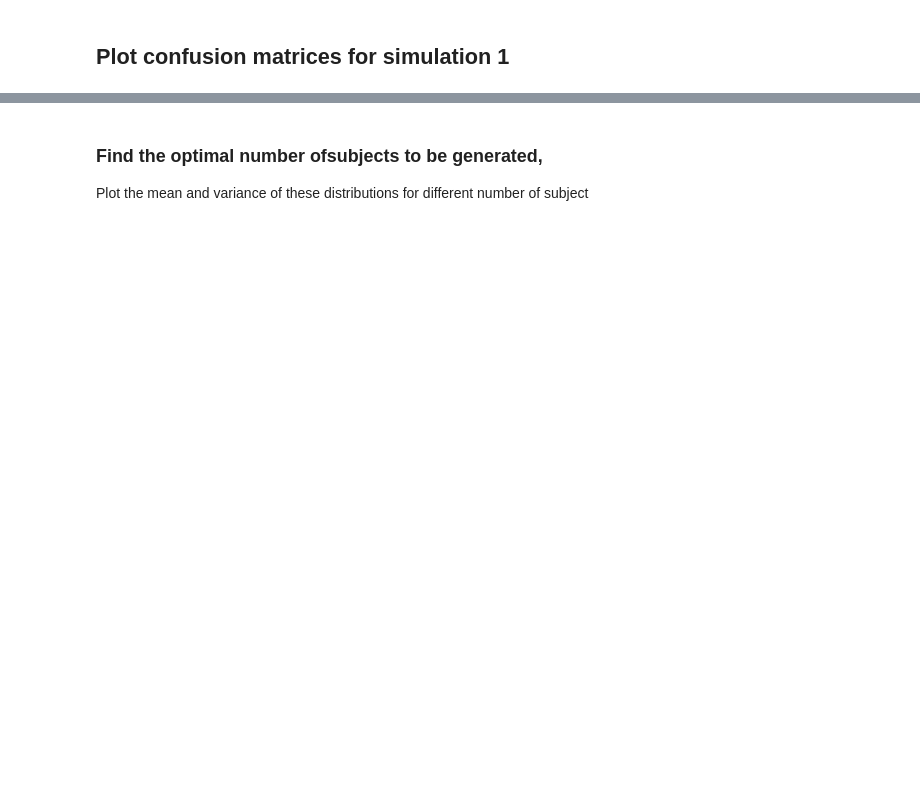
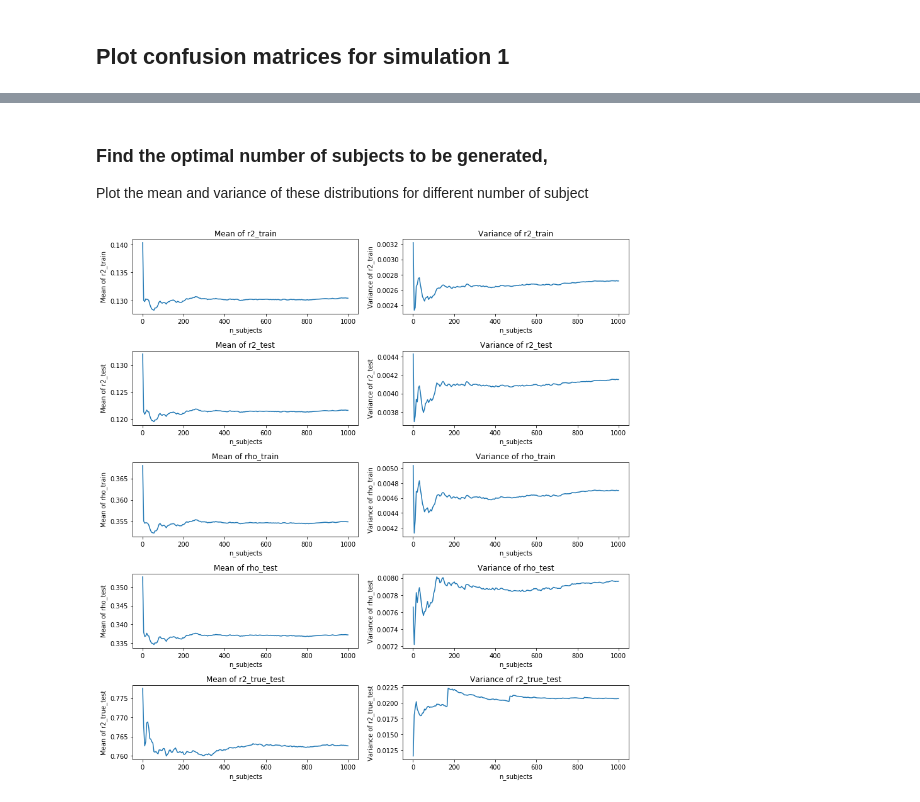
Before and after one commit to sebastiendemortain/neural-coding-of-probabilities, a Jupyter notebook: simulation2_results.ipynb, the cells around one changed output, grey strips where cells are left out. Saved outputs shown, nothing was run; the diff lists cells and outputs as text; code cells hidden in the pictures; blank space fills up the shorter version.

```diff
--- a/simulation2_results.ipynb
+++ b/simulation2_results.ipynb
@@ -159,8 +157,7 @@ TypeError: 'NoneType' object is not iterable
 # %%
 # Just for now
-n_subjects = 2
+n_subjects = 1000
 n_sessions = 4
-n_N = len(N_array)
 n_schemes = 5
 # %%
 # Create X
@@ -1203,5 +1239,5 @@ plt.show()
 # %% [markdown]
-### Find the optimal number ofsubjects to be generated,
+### Find the optimal number of subjects to be generated,
 
 Plot the mean and variance of these distributions for different number of subject
 # %%
@@ -1226,32 +1262,35 @@ subject_rho_test_var = np.zeros((n_schemes, n_schemes, len(n_subjects_array)))
 
 for k_n_subjects, n_subjects in enumerate(n_subjects_array):
     for k_fit_scheme, k_true_scheme in itertools.product(range(n_schemes), range(n_schemes)):
-        subject_r2_train_mean[k_fit_scheme, k_true_scheme, :] = \
+        subject_r2_train_mean[k_fit_scheme, k_true_scheme, k_n_subjects] = \
             np.mean(r2_train[k_fit_scheme, k_true_scheme, :, :n_subjects, :].flatten())
-        subject_r2_train_var[k_fit_scheme, k_true_scheme, :] = \
+        subject_r2_train_var[k_fit_scheme, k_true_scheme, k_n_subjects] = \
             np.var(r2_train[k_fit_scheme, k_true_scheme, :, :n_subjects, :].flatten())
 
-        subject_r2_test_mean[k_fit_scheme, k_true_scheme, :] = \
+        subject_r2_test_mean[k_fit_scheme, k_true_scheme, k_n_subjects] = \
             np.mean(r2_test[k_fit_scheme, k_true_scheme, :, :n_subjects, :].flatten())
-        subject_r2_test_var[k_fit_scheme, k_true_scheme, :] = \
+        subject_r2_test_var[k_fit_scheme, k_true_scheme, k_n_subjects] = \
             np.var(r2_test[k_fit_scheme, k_true_scheme, :, :n_subjects, :].flatten())
 
-        subject_r2_true_test_mean[k_fit_scheme, k_true_scheme, :] = \
+        subject_r2_true_test_mean[k_fit_scheme, k_true_scheme, k_n_subjects] = \
             np.mean(r2_true_test[k_fit_scheme, k_true_scheme, :, :n_subjects, :].flatten())
-        subject_r2_true_test_var[k_fit_scheme, k_true_scheme, :] = \
+        subject_r2_true_test_var[k_fit_scheme, k_true_scheme, k_n_subjects] = \
             np.var(r2_true_test[k_fit_scheme, k_true_scheme, :, :n_subjects, :].flatten())
 
-        subject_rho_train_mean[k_fit_scheme, k_true_scheme, :] = \
+        subject_rho_train_mean[k_fit_scheme, k_true_scheme, k_n_subjects] = \
             np.mean(rho_train[k_fit_scheme, k_true_scheme, :, :n_subjects, :].flatten())
-        subject_rho_train_var[k_fit_scheme, k_true_scheme, :] = \
+        subject_rho_train_var[k_fit_scheme, k_true_scheme, k_n_subjects] = \
             np.var(rho_train[k_fit_scheme, k_true_scheme, :, :n_subjects, :].flatten())
 
-        subject_rho_test_mean[k_fit_scheme, k_true_scheme, :] = \
+        subject_rho_test_mean[k_fit_scheme, k_true_scheme, k_n_subjects] = \
             np.mean(rho_test[k_fit_scheme, k_true_scheme, :, :n_subjects, :].flatten())
-        subject_rho_test_var[k_fit_scheme, k_true_scheme, :] = \
+        subject_rho_test_var[k_fit_scheme, k_true_scheme, k_n_subjects] = \
             np.var(rho_test[k_fit_scheme, k_true_scheme, :, :n_subjects, :].flatten())
 # %%
 # Visualize the evolution of r2 according to the number of subjects
+n_subjects = 1000
+k_fit_scheme = 1
+k_true_scheme = 0
 
 subject_r2_train_mean_to_plot = subject_r2_train_mean[k_fit_scheme, k_true_scheme, :]
 subject_r2_train_var_to_plot = subject_r2_train_var[k_fit_scheme, k_true_scheme, :]
@@ -1305,30 +1344,32 @@ ax_rho_train_var.set_xlabel('n_subjects')
 ax_rho_train_var.set_ylabel('Variance of rho_train')
 ax_rho_train_var.set_title('Variance of rho_train')
 
 ax_rho_test_mean = fig.add_subplot(527)
 ax_rho_test_mean.plot(n_subjects_array, subject_rho_test_mean_to_plot)
 ax_rho_test_mean.set_xlabel('n_subjects')
 ax_rho_test_mean.set_ylabel('Mean of rho_test')
 ax_rho_test_mean.set_title('Mean of rho_test')
 
 ax_rho_test_var = fig.add_subplot(528)
 ax_rho_test_var.plot(n_subjects_array, subject_rho_test_var_to_plot)
 ax_rho_test_var.set_xlabel('n_subjects')
 ax_rho_test_var.set_ylabel('Variance of rho_test')
 ax_rho_test_var.set_title('Variance of rho_test')
 fig.tight_layout()
 
 ax_r2_true_test_mean = fig.add_subplot(5,2, 9)
 ax_r2_true_test_mean.plot(n_subjects_array, subject_r2_true_test_mean_to_plot)
 ax_r2_true_test_mean.set_xlabel('n_subjects')
 ax_r2_true_test_mean.set_ylabel('Mean of r2_true_test')
 ax_r2_true_test_mean.set_title('Mean of r2_true_test')
 
 ax_r2_true_test_var = fig.add_subplot(5,2,10)
 ax_r2_true_test_var.plot(n_subjects_array, subject_r2_true_test_var_to_plot)
 ax_r2_true_test_var.set_xlabel('n_subjects')
 ax_r2_true_test_var.set_ylabel('Variance of r2_true_test')
 ax_r2_true_test_var.set_title('Variance of r2_true_test')
 
 
 plt.show()
+# %% [output]
+[figure, added]
```
Also changed, not shown: parts of 11 cells of this notebook, 3 other files.
